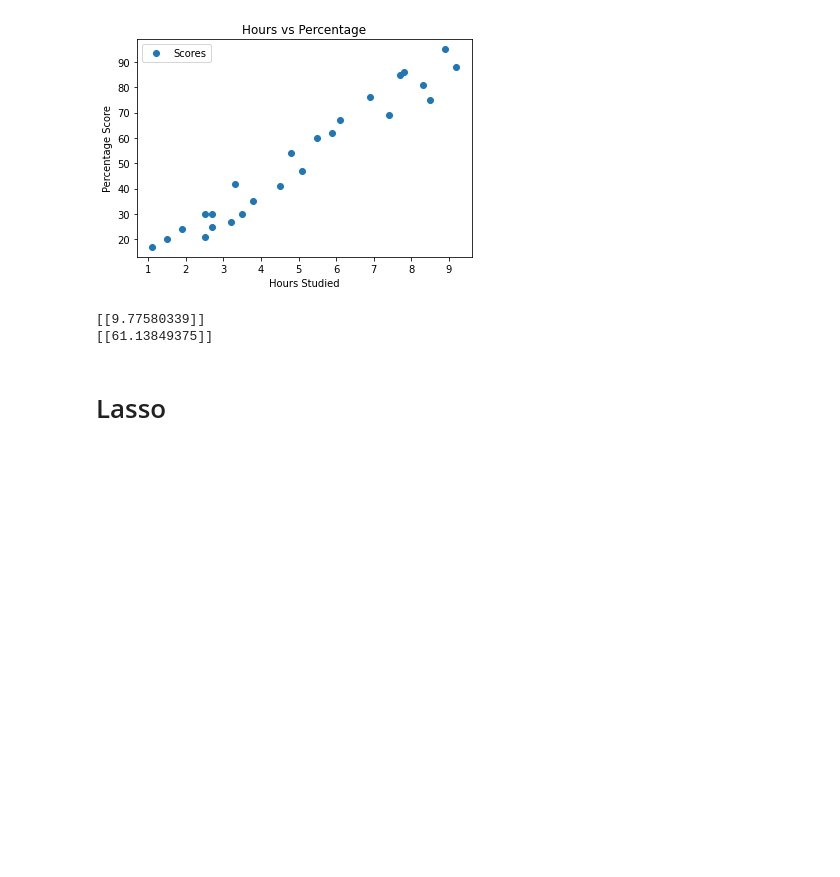
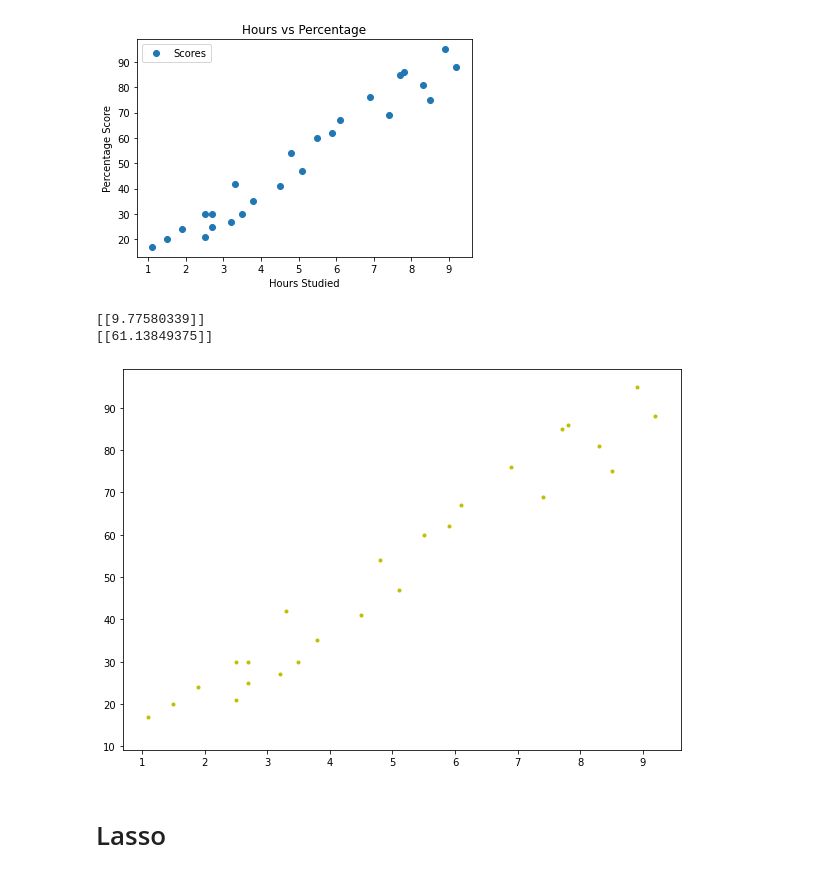
Before and after one commit to SLCFLAB/Data-Science-Python, a Jupyter notebook: Day 8/8_1.Regression.ipynb, the cells around one changed output. Drawn from its saved outputs; the diff is of its cells as text; code cells hidden in the pictures; blank space fills up the shorter version.

```diff
--- a/Day 8/8_1.Regression.ipynb
+++ b/Day 8/8_1.Regression.ipynb
@@ -95,6 +89,14 @@ print(lin_reg.predict([[6]]))
 # %% [output]
 [[9.77580339]]
 [[61.13849375]]
+# %%
+plt.figure(figsize=(10,7))
+plt.plot(dataset['Hours'].min(), lin_reg.predict([[dataset['Hours'].min()]]), "r-", label="linear")
+plt.plot(hours, scores, "y.")
+# plt.axis([0, 2, 0, 15])
+plt.show()
+# %% [output]
+[figure, added]
 # %% [markdown]
 # Lasso
 # %%
```
Also changed, not shown: parts of 21 cells of this notebook.
